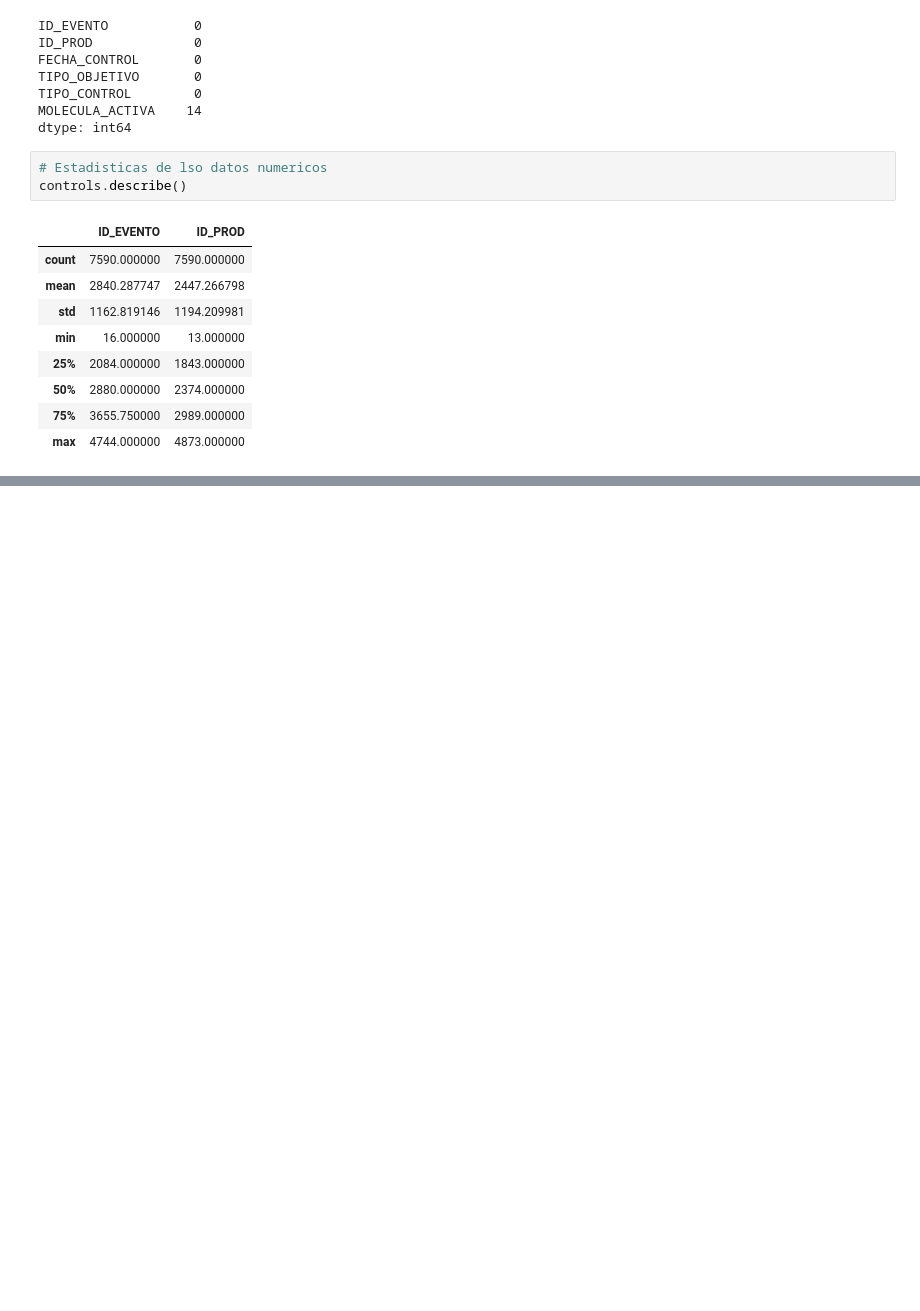
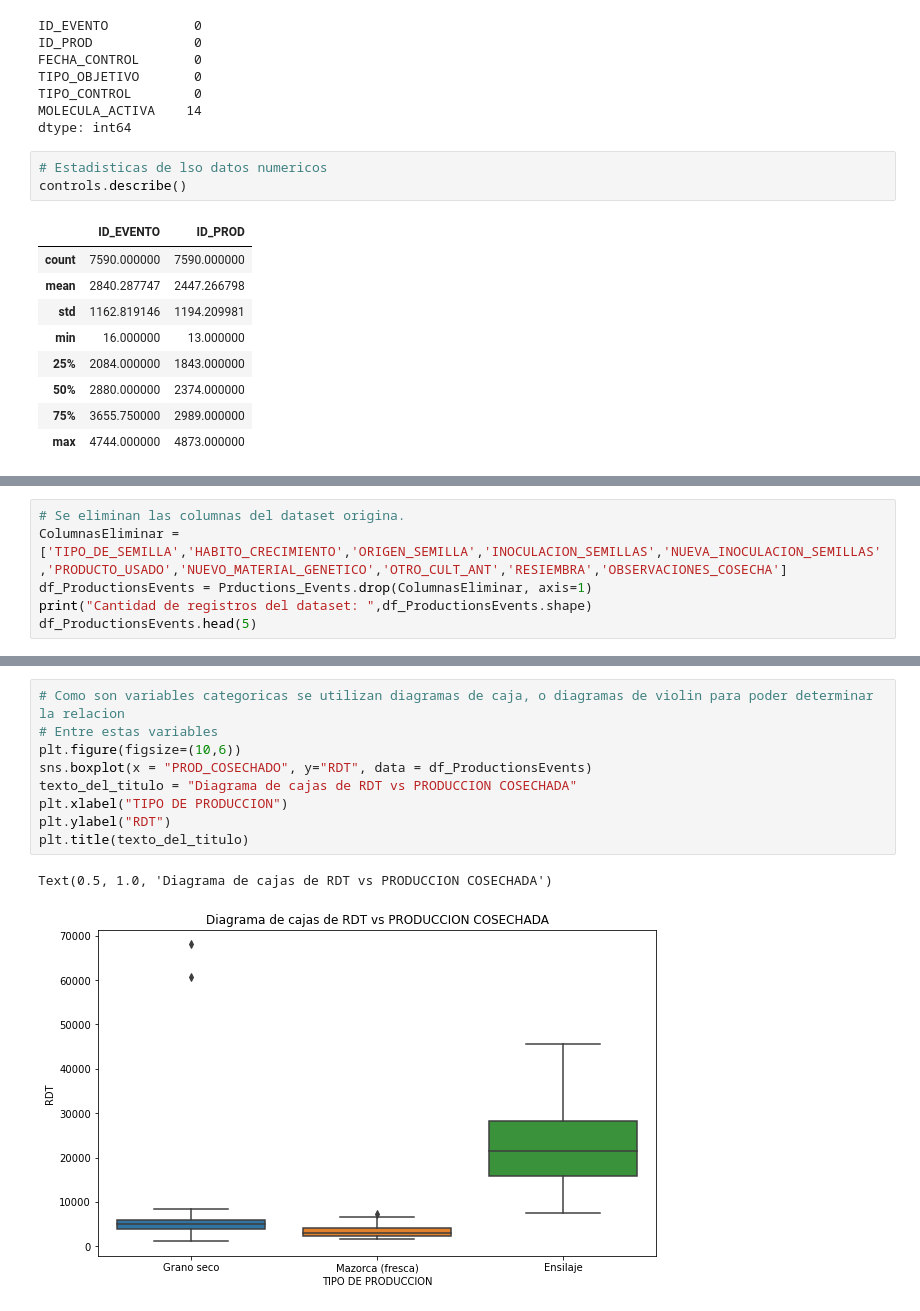
Before and after one commit to GermanMoran/TesisMaestria, a Jupyter notebook: codigos/EDA_CIAT_FENALCE.ipynb, the cells around one changed output, grey strips where cells are left out. Cells and saved outputs as stored; diff of their text form; blank space fills up the shorter version.

Commit message:
Anlisis exploratorio preliminar del archivo Production_events

```diff
--- a/codigos/EDA_CIAT_FENALCE.ipynb
+++ b/codigos/EDA_CIAT_FENALCE.ipynb
@@ -70,0 +154,6 @@ controls.describe()
+# %%
+# Se eliminan las columnas del dataset origina.
+ColumnasEliminar = ['TIPO_DE_SEMILLA','HABITO_CRECIMIENTO','ORIGEN_SEMILLA','INOCULACION_SEMILLAS','NUEVA_INOCULACION_SEMILLAS','PRODUCTO_USADO','NUEVO_MATERIAL_GENETICO','OTRO_CULT_ANT','RESIEMBRA','OBSERVACIONES_COSECHA']
+df_ProductionsEvents = Prductions_Events.drop(ColumnasEliminar, axis=1)
+print("Cantidad de registros del dataset: ",df_ProductionsEvents.shape)
+df_ProductionsEvents.head(5)
@@ -70,0 +179,12 @@ controls.describe()
+# %%
+# Como son variables categoricas se utilizan diagramas de caja, o diagramas de violin para poder determinar la relacion
+# Entre estas variables
+plt.figure(figsize=(10,6))
+sns.boxplot(x = "PROD_COSECHADO", y="RDT", data = df_ProductionsEvents)
+texto_del_titulo = "Diagrama de cajas de RDT vs PRODUCCION COSECHADA"
+plt.xlabel("TIPO DE PRODUCCION")
+plt.ylabel("RDT")
+plt.title(texto_del_titulo)
+# %% [output]
+Text(0.5, 1.0, 'Diagrama de cajas de RDT vs PRODUCCION COSECHADA')
+[figure, added]
```
Also changed, not shown: parts of 11 cells of this notebook.
